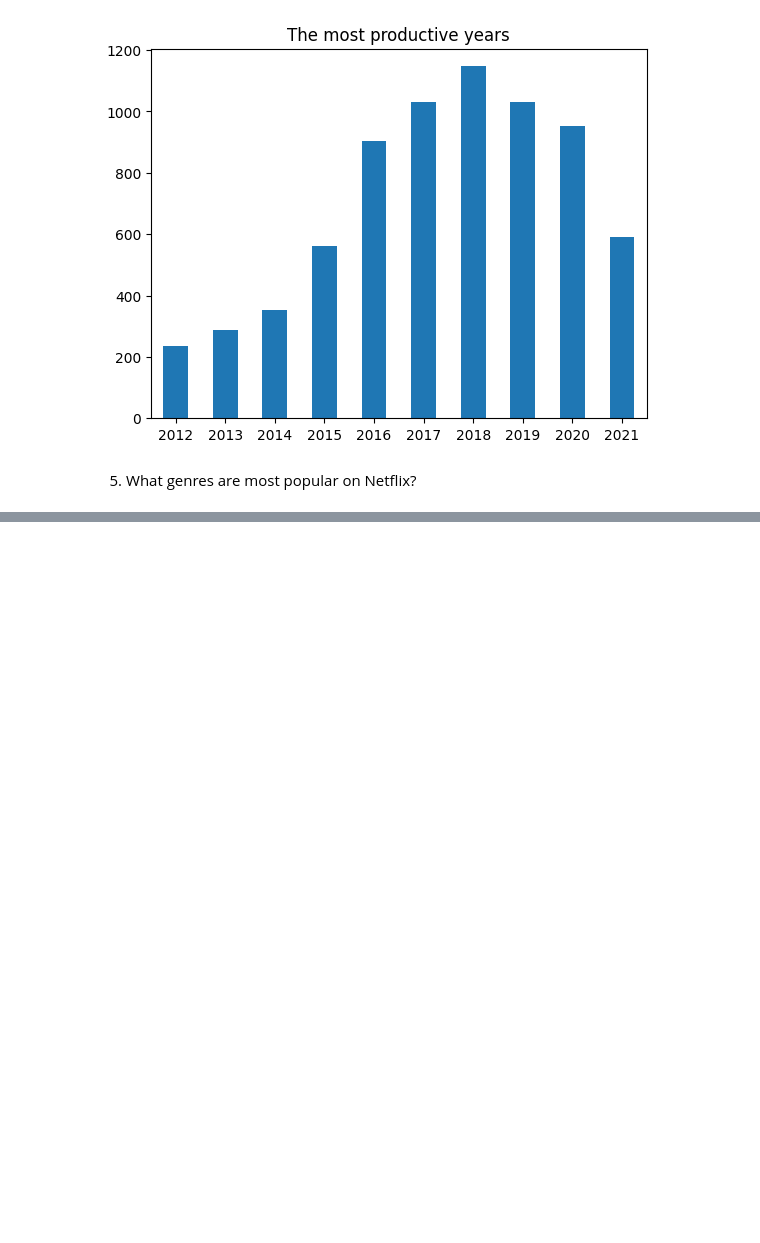
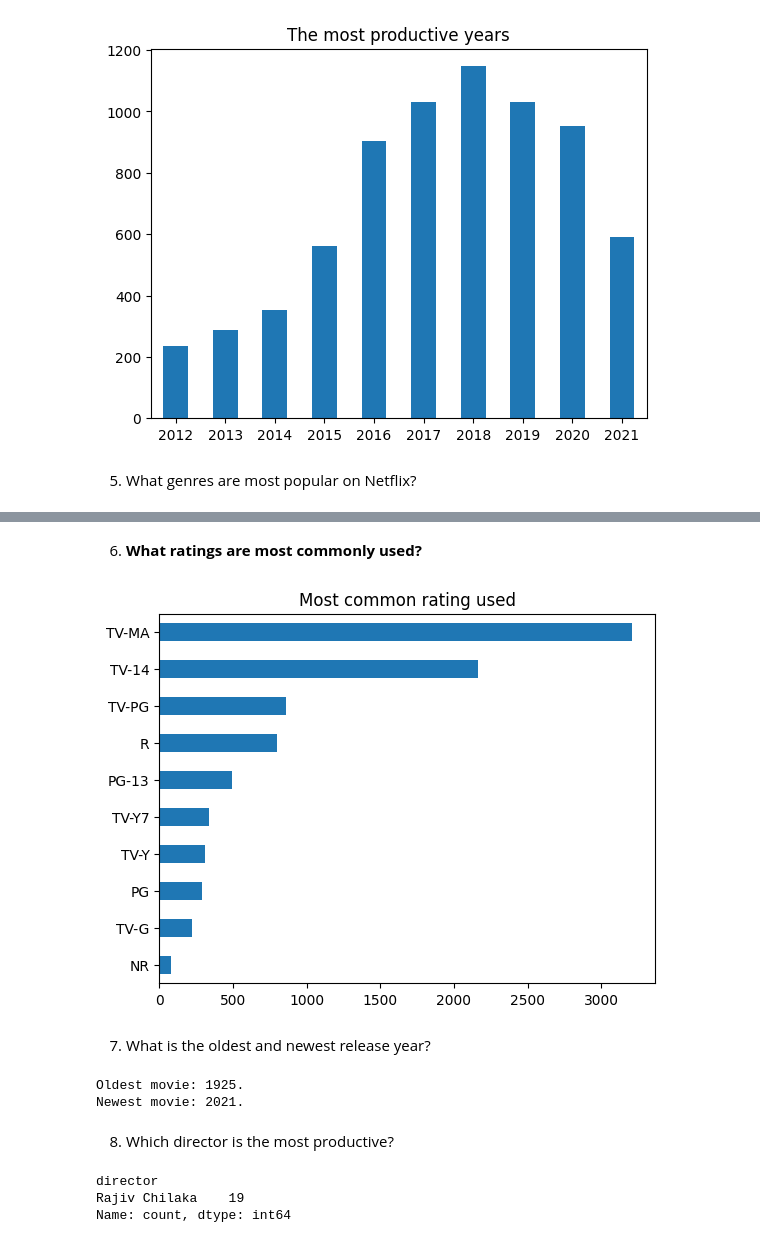
Before and after one commit to BoroduliaRoman/Kaggle, a Jupyter notebook: Netflix/netflix-research.ipynb, the cells around one changed output, grey strips where cells are left out. Saved outputs shown, nothing was run; the diff lists cells and outputs as text; code cells hidden in the pictures; blank space fills up the shorter version.

```diff
--- a/Netflix/netflix-research.ipynb
+++ b/Netflix/netflix-research.ipynb
@@ -111,0 +108,29 @@ Name: count, dtype: int64
+# %% [markdown]
+6. **What ratings are most commonly used?**
+# %%
+common_ratings = netflix["rating"].dropna().value_counts().head(10).sort_values(ascending = False)
+
+common_ratings.sort_values().plot(kind = "barh", title = "Most common rating used")
+plt.ylabel("")
+plt.show()
+# %% [output]
+[figure, added]
+# %% [markdown]
+7. What is the oldest and newest release year?
+# %%
+oldest_movie = netflix["release_year"].min()
+newest_movie = netflix["release_year"].max()
+
+print(f"Oldest movie: {oldest_movie}. \nNewest movie: {newest_movie}.")
+# %% [output]
+Oldest movie: 1925.
+Newest movie: 2021.
+# %% [markdown]
+8. Which director is the most productive?
+# %%
+most_productive_director = netflix["director"].dropna().value_counts().head(1)
+most_productive_director
+# %% [output]
+director
+Rajiv Chilaka    19
+Name: count, dtype: int64
```
Also changed, not shown: parts of 1 cell of this notebook.
